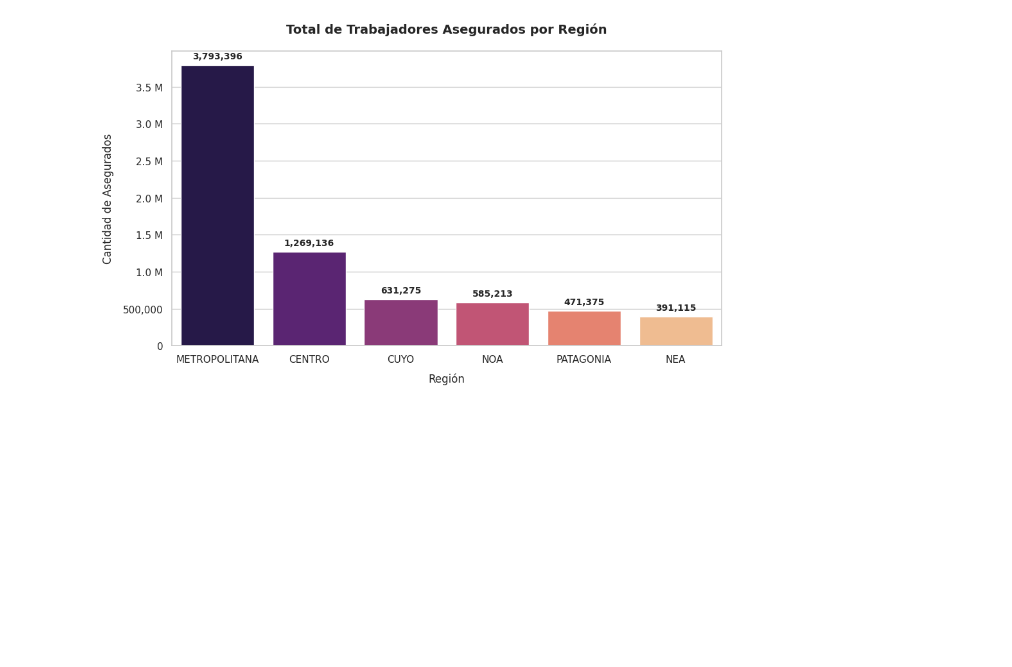
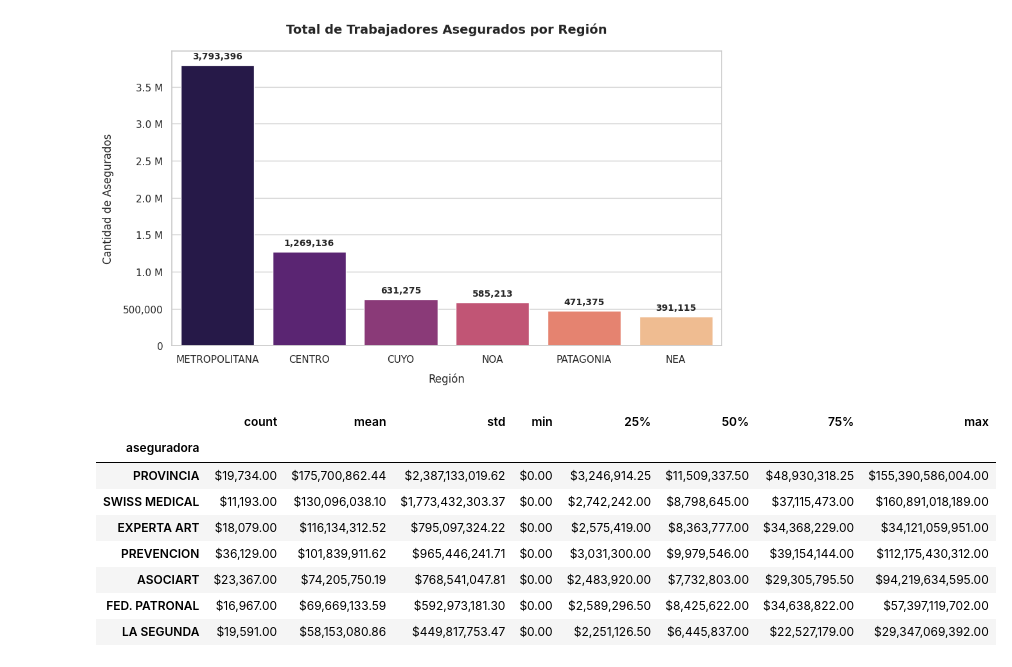
Before and after one commit to angiecognioulhanicq/Proyecto-integrador, a Jupyter notebook: trabajo_final_utn.ipynb, the cells around one changed output. Cells and saved outputs as stored; diff of their text form; code cells hidden in the pictures; blank space fills up the shorter version.

```diff
--- a/trabajo_final_utn.ipynb
+++ b/trabajo_final_utn.ipynb
@@ -304,3 +304,22 @@ plt.tight_layout()
 plt.show()
 # %% [output]
 [figure]
+# %%
+# Calcular el resumen estadístico de la columna remuneración agrupado por aseguradora
+resumen_remuneracion = df.groupby('aseguradora')['remuneracion'].describe()
+
+# Dar formato a los números para que sean fácilmente legibles en pesos
+pd.options.display.float_format = '${:,.2f}'.format
+
+# Mostrar el resumen estadístico ordenado por el promedio (mean) de mayor a menor
+display(resumen_remuneracion.sort_values(by='mean', ascending=False))
+# %% [output]
+|  | count | mean | std | min | 25% | 50% | 75% | max |
+| aseguradora |  |  |  |  |  |  |  |  |
+| PROVINCIA | $19,734.00 | $175,700,862.44 | $2,387,133,019.62 | $0.00 | $3,246,914.25 | $11,509,337.50 | $48,930,318.25 | $155,390,586,004.00 |
+| SWISS MEDICAL | $11,193.00 | $130,096,038.10 | $1,773,432,303.37 | $0.00 | $2,742,242.00 | $8,798,645.00 | $37,115,473.00 | $160,891,018,189.00 |
+| EXPERTA ART | $18,079.00 | $116,134,312.52 | $795,097,324.22 | $0.00 | $2,575,419.00 | $8,363,777.00 | $34,368,229.00 | $34,121,059,951.00 |
+| PREVENCION | $36,129.00 | $101,839,911.62 | $965,446,241.71 | $0.00 | $3,031,300.00 | $9,979,546.00 | $39,154,144.00 | $112,175,430,312.00 |
+| ASOCIART | $23,367.00 | $74,205,750.19 | $768,541,047.81 | $0.00 | $2,483,920.00 | $7,732,803.00 | $29,305,795.50 | $94,219,634,595.00 |
+| FED. PATRONAL | $16,967.00 | $69,669,133.59 | $592,973,181.30 | $0.00 | $2,589,296.50 | $8,425,622.00 | $34,638,822.00 | $57,397,119,702.00 |
+| LA SEGUNDA | $19,591.00 | $58,153,080.86 | $449,817,753.47 | $0.00 | $2,251,126.50 | $6,445,837.00 | $22,527,179.00 | $29,347,069,392.00 |
```
Also changed, not shown: parts of 1 cell of this notebook.
